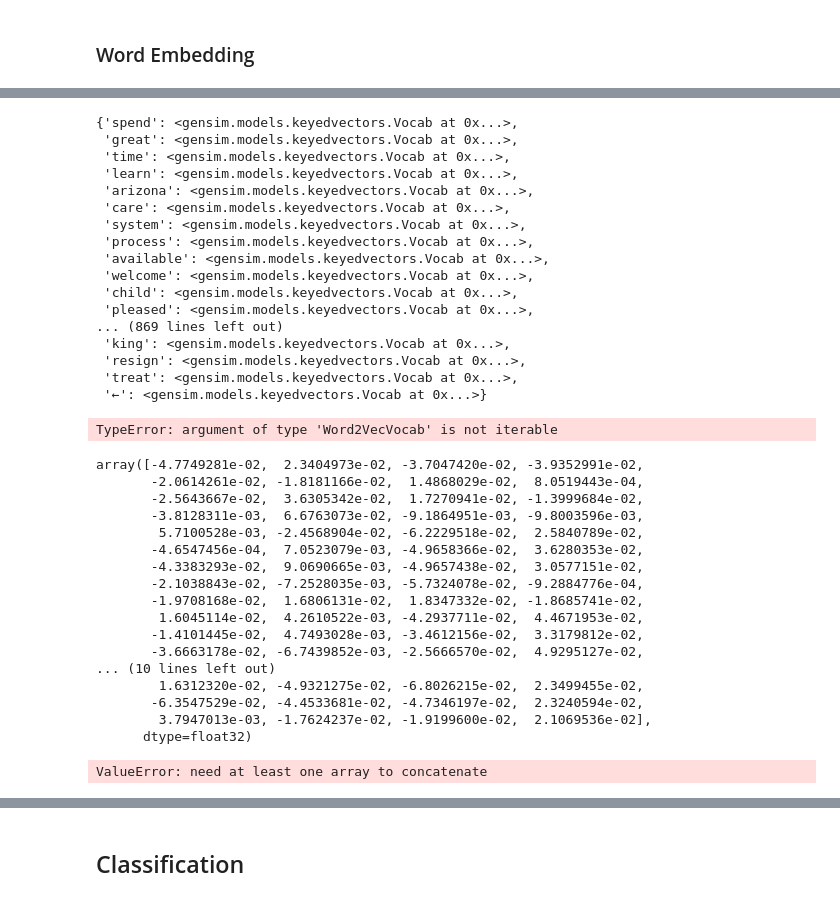
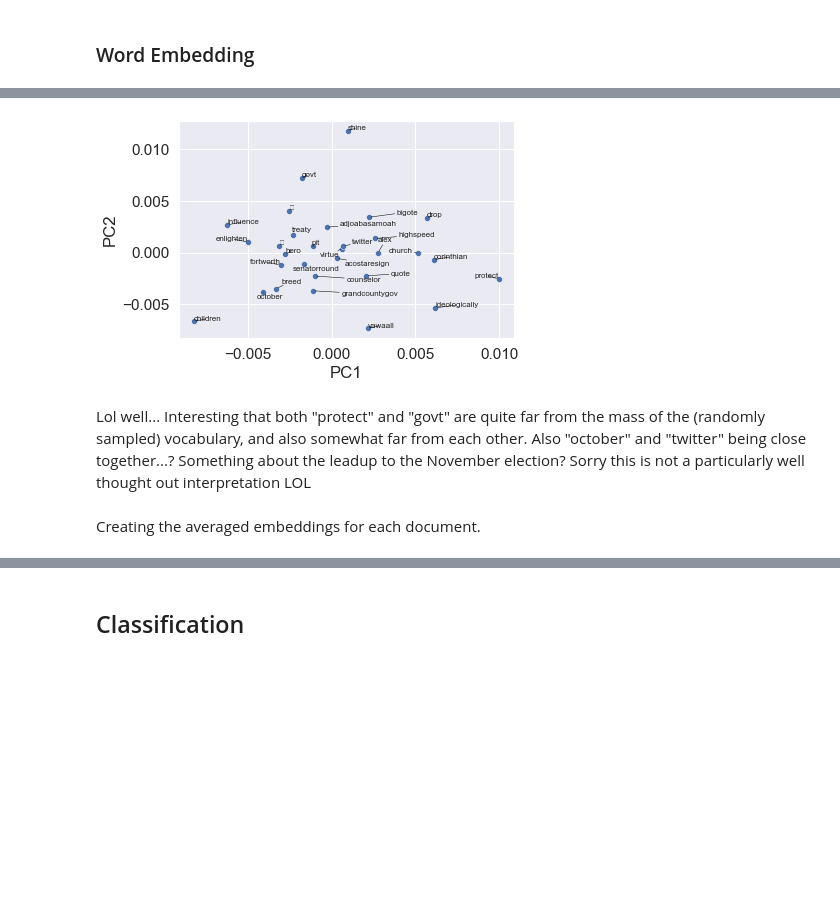
Before and after one commit to paulbsalamanca/CSS-Project-5-Team-6-Spring-2021, a Jupyter notebook: Project 5 Student.ipynb, the cells around one changed output, grey strips where cells are left out. Drawn from its saved outputs; the diff is of its cells as text; code cells hidden in the pictures; blank space fills up the shorter version.

```diff
--- a/Project 5 Student.ipynb
+++ b/Project 5 Student.ipynb
@@ -504,2 +599,32 @@ model = gensim.models.KeyedVectors.load_word2vec_format('data/GoogleNews-vectors
+# %%
+import random
+random.seed(10)
+rando = random.sample(list(word2vec_model.wv.vocab), 30)
+
+X1 = word2vec_model.wv.__getitem__(rando)
+pca1 = PCA(n_components=2)
+result = w2v_pca.fit_transform(X1)
+result_df = pd.DataFrame(result, columns = ['PC1', 'PC2'], index = rando)
+sns.scatterplot(x = 'PC1', y = 'PC2', data = result_df)
+
+from adjustText import adjust_text
+texts = []
+
+# Append words to list
+for word in result_df.index:
+    texts.append(plt.text(result_df.loc[word, 'PC1'], result_df.loc[word, 'PC2'], word, fontsize = 8))
+
+# Plot text using adjust_text (because overlapping text is hard to read)
+adjust_text(texts, force_points = 0.4, force_text = 0.4,
+            expand_points = (2,1), expand_text = (1,2),
+            arrowprops = dict(arrowstyle = "-", color = 'black', lw = 0.5))
+
+plt.show()
+# %% [output]
+[figure, added]
+# %% [markdown]
+Lol well... Interesting that both "protect" and "govt" are quite far from the mass of the (randomly sampled) vocabulary, and also somewhat far from each other. Also "october" and "twitter" being close together...? Something about the leadup to the November election? Sorry this is not a particularly well thought out interpretation LOL
+# %% [markdown]
+Creating the averaged embeddings for each document.
 # %%
 import numpy as np
@@ -514,48 +639,0 @@ model = gensim.models.Word2Vec(congress_tweets['tokens'], size=100, window=5, \
-# %%
-model.wv.vocab
-# %% [output]
-{'spend': <gensim.models.keyedvectors.Vocab at 0x...>,
- 'great': <gensim.models.keyedvectors.Vocab at 0x...>,
- 'time': <gensim.models.keyedvectors.Vocab at 0x...>,
- 'learn': <gensim.models.keyedvectors.Vocab at 0x...>,
- 'arizona': <gensim.models.keyedvectors.Vocab at 0x...>,
- 'care': <gensim.models.keyedvectors.Vocab at 0x...>,
- 'system': <gensim.models.keyedvectors.Vocab at 0x...>,
- 'process': <gensim.models.keyedvectors.Vocab at 0x...>,
- 'available': <gensim.models.keyedvectors.Vocab at 0x...>,
- 'welcome': <gensim.models.keyedvectors.Vocab at 0x...>,
- 'child': <gensim.models.keyedvectors.Vocab at 0x...>,
- 'pleased': <gensim.models.keyedvectors.Vocab at 0x...>,
-... (869 lines left out)
- 'king': <gensim.models.keyedvectors.Vocab at 0x...>,
- 'resign': <gensim.models.keyedvectors.Vocab at 0x...>,
- 'treat': <gensim.models.keyedvectors.Vocab at 0x...>,
- '←': <gensim.models.keyedvectors.Vocab at 0x...>}
-# %%
-doc = [word for word in congress_tweets.reset_index()['tokens'][0] if word in model.wv.vocab]
-# %% [output]
-TypeError: argument of type 'Word2VecVocab' is not iterable
-# %%
-document_vector(model, congress_tweets.reset_index()['tokens'][0])
-# %% [output]
-array([-4.7749281e-02,  2.3404973e-02, -3.7047420e-02, -3.9352991e-02,
-       -2.0614261e-02, -1.8181166e-02,  1.4868029e-02,  8.0519443e-04,
-       -2.5643667e-02,  3.6305342e-02,  1.7270941e-02, -1.3999684e-02,
-       -3.8128311e-03,  6.6763073e-02, -9.1864951e-03, -9.8003596e-03,
-        5.7100528e-03, -2.4568904e-02, -6.2229518e-02,  2.5840789e-02,
-       -4.6547456e-04,  7.0523079e-03, -4.9658366e-02,  3.6280353e-02,
-       -4.3383293e-02,  9.0690665e-03, -4.9657438e-02,  3.0577151e-02,
-       -2.1038843e-02, -7.2528035e-03, -5.7324078e-02, -9.2884776e-04,
-       -1.9708168e-02,  1.6806131e-02,  1.8347332e-02, -1.8685741e-02,
-        1.6045114e-02,  4.2610522e-03, -4.2937711e-02,  4.4671953e-02,
-       -1.4101445e-02,  4.7493028e-03, -3.4612156e-02,  3.3179812e-02,
-       -3.6663178e-02, -6.7439852e-03, -2.5666570e-02,  4.9295127e-02,
-... (10 lines left out)
-        1.6312320e-02, -4.9321275e-02, -6.8026215e-02,  2.3499455e-02,
-       -6.3547529e-02, -4.4533681e-02, -4.7346197e-02,  2.3240594e-02,
-        3.7947013e-03, -1.7624237e-02, -1.9199600e-02,  2.1069536e-02],
-      dtype=float32)
-# %%
-test = [document_vector(model, x) for x in congress_tweets.reset_index()['tokens']]
-# %% [output]
-ValueError: need at least one array to concatenate
```
Also changed, not shown: parts of 39 cells of this notebook.
